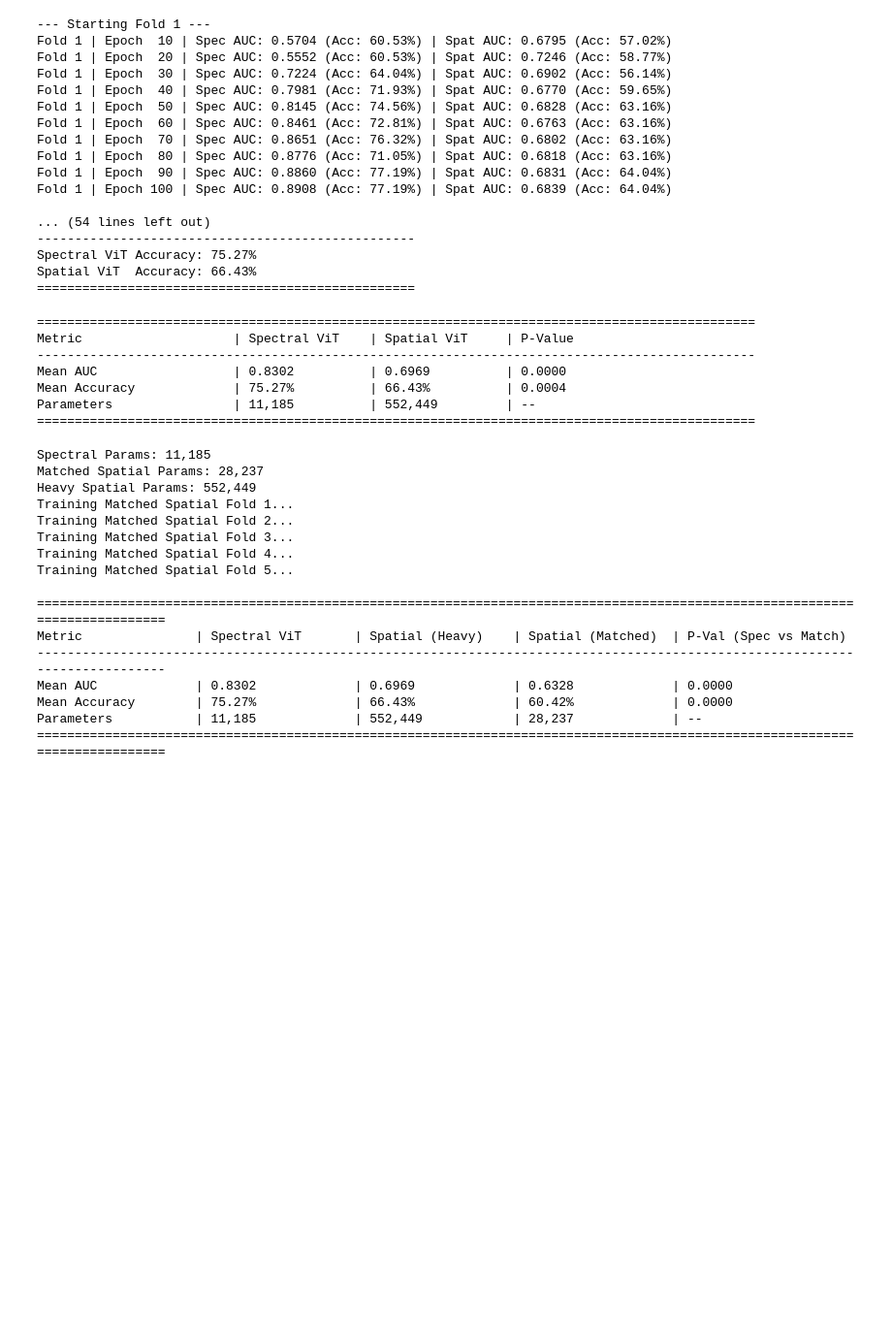
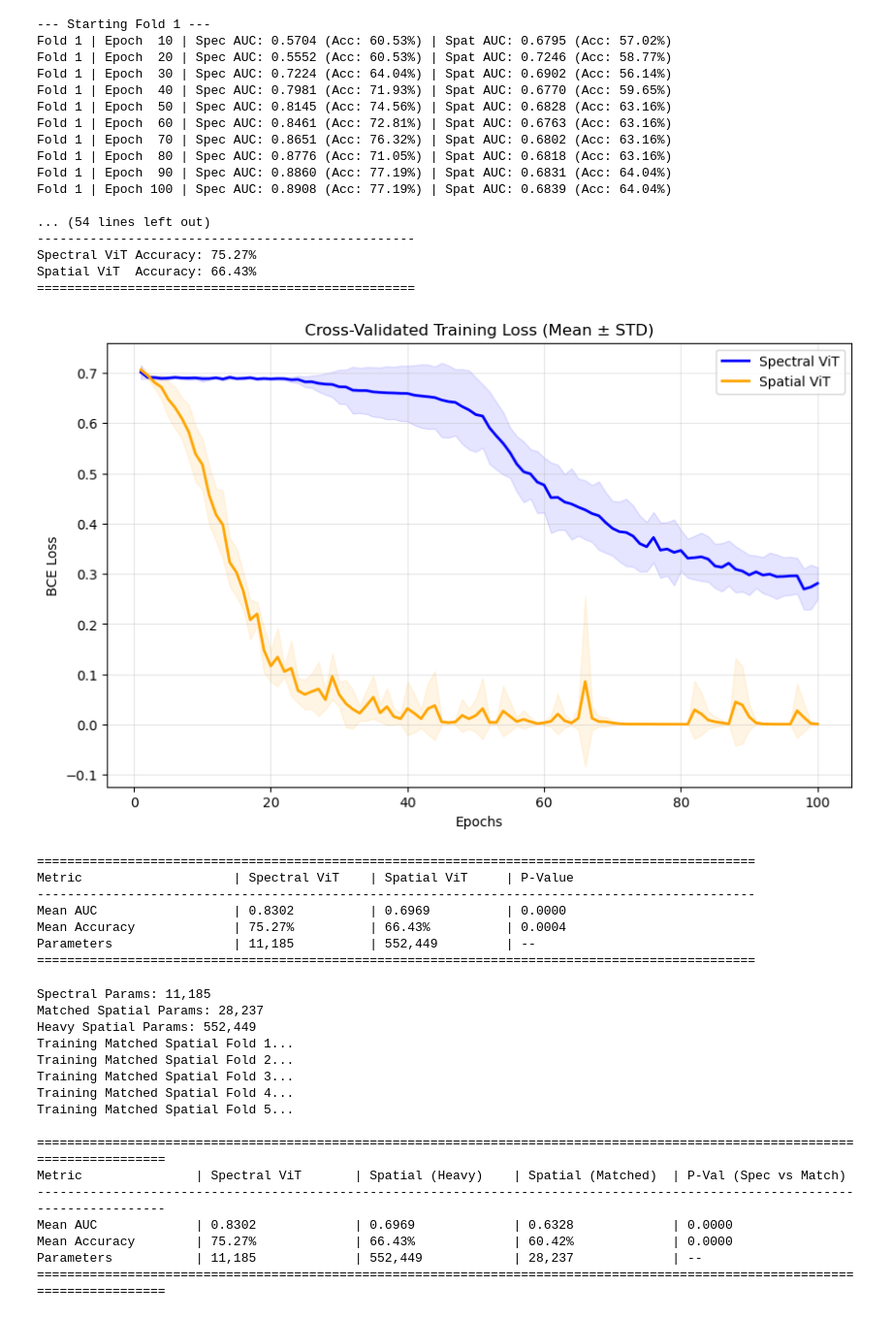
Before and after one commit to agr78/spectralViT, a Jupyter notebook: ixi.ipynb, the cells around one changed output. Shown at 97% size. Drawn from its saved outputs; the diff is of its cells as text; code cells hidden in the pictures; blank space fills up the shorter version.

```diff
--- a/ixi.ipynb
+++ b/ixi.ipynb
@@ -133,7 +133,11 @@ oof_probs_spec = []
 oof_probs_spat = []
 
 kf = KFold(n_splits=5, shuffle=True, random_state=0)
-
+# --- ADD THIS BEFORE THE K-FOLD LOOP ---
+all_folds_history = {
+    'spec_loss': [],
+    'spat_loss': []
+}
 for fold, (train_idx, test_idx) in enumerate(kf.split(X)):
     pca = PCA(n_components=N_COMP, whiten=True).fit(X_flat[train_idx])
     tr_pca = torch.from_numpy(pca.transform(X_flat[train_idx])).float()
@@ -151,13 +155,18 @@ for fold, (train_idx, test_idx) in enumerate(kf.split(X)):
     criterion = nn.BCEWithLogitsLoss()
 
     print(f"\n--- Starting Fold {fold+1} ---")
+    fold_spec_losses = []
+    fold_spat_losses = []
     for epoch in range(1, EPOCHS + 1):
         m_spec.train(); m_spat.train()
+        epoch_spec_loss = 0; epoch_spat_loss = 0
         for b_pca, b_vol, b_y in train_loader:
             b_pca, b_vol, b_y = b_pca.to(device), b_vol.to(device), b_y.to(device)
-            opt_spec.zero_grad(); criterion(m_spec(b_pca), b_y).backward(); opt_spec.step()
-            opt_spat.zero_grad(); criterion(m_spat(b_vol), b_y).backward(); opt_spat.step()
+            opt_spec.zero_grad(); l_spec = criterion(m_spec(b_pca), b_y); l_spec.backward(); opt_spec.step(); epoch_spec_loss += l_spec.item()
+            opt_spat.zero_grad(); l_spat = criterion(m_spat(b_vol), b_y); l_spat.backward(); opt_spat.step(); epoch_spat_loss += l_spat.item()
 
+        fold_spec_losses.append(epoch_spec_loss / len(train_loader))
+        fold_spat_losses.append(epoch_spat_loss / len(train_loader))
         if epoch % 10 == 0:
                     with torch.no_grad():
                         m_spec.eval(); m_spat.eval()
@@ -177,7 +186,8 @@ for fold, (train_idx, test_idx) in enumerate(kf.split(X)):
                         print(f"Fold {fold+1} | Epoch {epoch:3d} | "
                             f"Spec AUC: {auc_spec:.4f} (Acc: {acc_spec:.2%}) | "
                             f"Spat AUC: {auc_spat:.4f} (Acc: {acc_spat:.2%})")
-
+    all_folds_history['spec_loss'].append(fold_spec_losses)
+    all_folds_history['spat_loss'].append(fold_spat_losses)
     # Collect final fold predictions
     with torch.no_grad():
         m_spec.eval(); m_spat.eval()
@@ -196,33 +206,58 @@ acc_spec = accuracy_score(y_final, p_spec_final > 0.5)
 acc_spat = accuracy_score(y_final, p_spat_final > 0.5)
 
 print("\n" + "="*50)
 print("FINAL CROSS-VALIDATION RESULTS")
 print("="*50)
 print(f"Spectral ViT Mean AUC: {auc_spec:.4f}")
 print(f"Spatial ViT  Mean AUC: {auc_spat:.4f}")
 print(f"DeLong Test P-Value:   {p_val:.4f}")
 print("-" * 50)
 print(f"Spectral ViT Accuracy: {acc_spec:.2%}")
 print(f"Spatial ViT  Accuracy: {acc_spat:.2%}")
 print("="*50)
+
+import matplotlib.pyplot as plt
+
+def plot_cv_losses(history_dict):
+    plt.figure(figsize=(10, 6))
+    epochs = range(1, len(history_dict['spec_loss'][0]) + 1)
+
+    for key, label, color in [('spec_loss', 'Spectral ViT', 'blue'),
+                              ('spat_loss', 'Spatial ViT', 'orange')]:
+        data = np.array(history_dict[key]) # Shape: (Folds, Epochs)
+        mean_loss = np.mean(data, axis=0)
+        std_loss = np.std(data, axis=0)
+
+        plt.plot(epochs, mean_loss, label=label, color=color, lw=2)
+        plt.fill_between(epochs, mean_loss - std_loss, mean_loss + std_loss, color=color, alpha=0.1)
+
+    plt.title("Cross-Validated Training Loss (Mean ± STD)")
+    plt.xlabel("Epochs")
+    plt.ylabel("BCE Loss")
+    plt.legend()
+    plt.grid(True, alpha=0.3)
+    plt.show()
+
+plot_cv_losses(all_folds_history)
 # %% [output]
 --- Starting Fold 1 ---
 Fold 1 | Epoch  10 | Spec AUC: 0.5704 (Acc: 60.53%) | Spat AUC: 0.6795 (Acc: 57.02%)
 Fold 1 | Epoch  20 | Spec AUC: 0.5552 (Acc: 60.53%) | Spat AUC: 0.7246 (Acc: 58.77%)
 Fold 1 | Epoch  30 | Spec AUC: 0.7224 (Acc: 64.04%) | Spat AUC: 0.6902 (Acc: 56.14%)
 Fold 1 | Epoch  40 | Spec AUC: 0.7981 (Acc: 71.93%) | Spat AUC: 0.6770 (Acc: 59.65%)
 Fold 1 | Epoch  50 | Spec AUC: 0.8145 (Acc: 74.56%) | Spat AUC: 0.6828 (Acc: 63.16%)
 Fold 1 | Epoch  60 | Spec AUC: 0.8461 (Acc: 72.81%) | Spat AUC: 0.6763 (Acc: 63.16%)
 Fold 1 | Epoch  70 | Spec AUC: 0.8651 (Acc: 76.32%) | Spat AUC: 0.6802 (Acc: 63.16%)
 Fold 1 | Epoch  80 | Spec AUC: 0.8776 (Acc: 71.05%) | Spat AUC: 0.6818 (Acc: 63.16%)
 Fold 1 | Epoch  90 | Spec AUC: 0.8860 (Acc: 77.19%) | Spat AUC: 0.6831 (Acc: 64.04%)
 Fold 1 | Epoch 100 | Spec AUC: 0.8908 (Acc: 77.19%) | Spat AUC: 0.6839 (Acc: 64.04%)
 
 ... (54 lines left out)
 --------------------------------------------------
 Spectral ViT Accuracy: 75.27%
 Spatial ViT  Accuracy: 66.43%
 ==================================================
+[figure, added]
 # %%
 from sklearn.metrics import accuracy_score, recall_score, confusion_matrix
 from statsmodels.stats.contingency_tables import mcnemar
```
Also changed, not shown: parts of 5 cells of this notebook, 4 other files.
